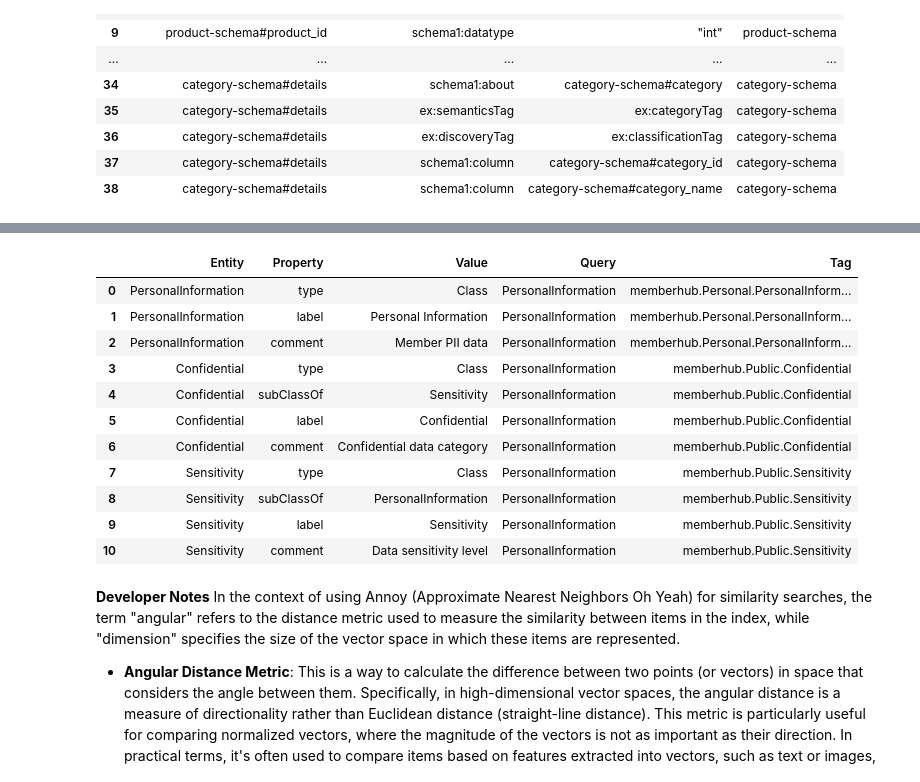
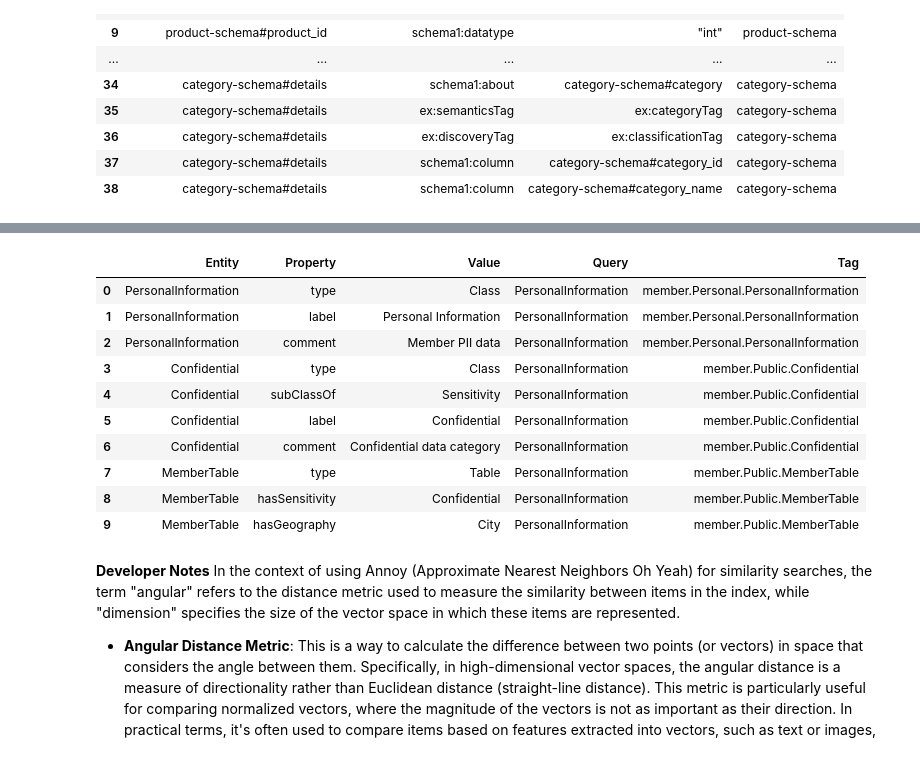
Before and after one commit to mgorav/rdf_based_tags, a Jupyter notebook: rdf_based_tags_1.4.ipynb, the cells around one changed output, grey strips where cells are left out. Cells and saved outputs as stored; diff of their text form; code cells hidden in the pictures.

```diff
--- a/rdf_based_tags_1.4.ipynb
+++ b/rdf_based_tags_1.4.ipynb
@@ -1195,7 +1195,7 @@ class RDFAnnoyIndexer:
 
     def _generate_tag(self, entity_str, query_entity_uri):
         # Generate tag based on conventions
-        namespace = "memberhub" if "member" in str(query_entity_uri) else "activityhub"
+        namespace = "member" if "member" in str(query_entity_uri) else "activityhub"
         level2_class = "Personal" if "Personal" in entity_str else "Public"
         level3_class = entity_str.split(".")[-1]
         return f"{namespace}.{level2_class}.{level3_class}"
@@ -1230,44 +1230,43 @@ ns:Geography a rdfs:Class ;
     rdfs:comment "Geographic data classification" .
 
 ns:Confidential a rdfs:Class ;
     rdfs:subClassOf ns:Sensitivity ;
     rdfs:label "Confidential" ;
     rdfs:comment "Confidential data category" .
 
 ns:City a rdfs:Class ;
     rdfs:subClassOf ns:Geography ;
     rdfs:label "City" ;
     rdfs:comment "City level geographic data" .
 
 # Example of linking a table with tags for sensitivity and geography
 ex:MemberTable a ns:Table ;
     ns:hasSensitivity ns:Confidential ;
     ns:hasGeography ns:City .
 """
 
 # Initialize the RDFAnnoyIndexer with the desired dimension for the vector space
 indexer = RDFAnnoyIndexer(dimension=100)
 indexer.load_rdf_data(turtle_data, format="turtle")
 
 # Retrieve similar tags for a given entity URI
 query_entity_uri = "http://gonnect.org/memberhub/PersonalInformation"
 tags_df = indexer.retrieve_similar_tags(rdflib.URIRef(query_entity_uri), n=3)
 
 # Display the retrieved tags
 display(tags_df)
 # %% [output]
 |  | Entity | Property | Value | Query | Tag |
-| 0 | PersonalInformation | type | Class | PersonalInformation | memberhub.Personal.PersonalInform... |
-| 1 | PersonalInformation | label | Personal Information | PersonalInformation | memberhub.Personal.PersonalInform... |
-| 2 | PersonalInformation | comment | Member PII data | PersonalInformation | memberhub.Personal.PersonalInform... |
-| 3 | Confidential | type | Class | PersonalInformation | memberhub.Public.Confidential |
-| 4 | Confidential | subClassOf | Sensitivity | PersonalInformation | memberhub.Public.Confidential |
-| 5 | Confidential | label | Confidential | PersonalInformation | memberhub.Public.Confidential |
-| 6 | Confidential | comment | Confidential data category | PersonalInformation | memberhub.Public.Confidential |
-| 7 | Sensitivity | type | Class | PersonalInformation | memberhub.Public.Sensitivity |
-| 8 | Sensitivity | subClassOf | PersonalInformation | PersonalInformation | memberhub.Public.Sensitivity |
-| 9 | Sensitivity | label | Sensitivity | PersonalInformation | memberhub.Public.Sensitivity |
-| 10 | Sensitivity | comment | Data sensitivity level | PersonalInformation | memberhub.Public.Sensitivity |
+| 0 | PersonalInformation | type | Class | PersonalInformation | member.Personal.PersonalInformation |
+| 1 | PersonalInformation | label | Personal Information | PersonalInformation | member.Personal.PersonalInformation |
+| 2 | PersonalInformation | comment | Member PII data | PersonalInformation | member.Personal.PersonalInformation |
+| 3 | Confidential | type | Class | PersonalInformation | member.Public.Confidential |
+| 4 | Confidential | subClassOf | Sensitivity | PersonalInformation | member.Public.Confidential |
+| 5 | Confidential | label | Confidential | PersonalInformation | member.Public.Confidential |
+| 6 | Confidential | comment | Confidential data category | PersonalInformation | member.Public.Confidential |
+| 7 | MemberTable | type | Table | PersonalInformation | member.Public.MemberTable |
+| 8 | MemberTable | hasSensitivity | Confidential | PersonalInformation | member.Public.MemberTable |
+| 9 | MemberTable | hasGeography | City | PersonalInformation | member.Public.MemberTable |
 # %% [markdown]
 **Developer Notes**
 In the context of using Annoy (Approximate Nearest Neighbors Oh Yeah) for similarity searches, the term "angular" refers to the distance metric used to measure the similarity between items in the index, while "dimension" specifies the size of the vector space in which these items are represented.
```
